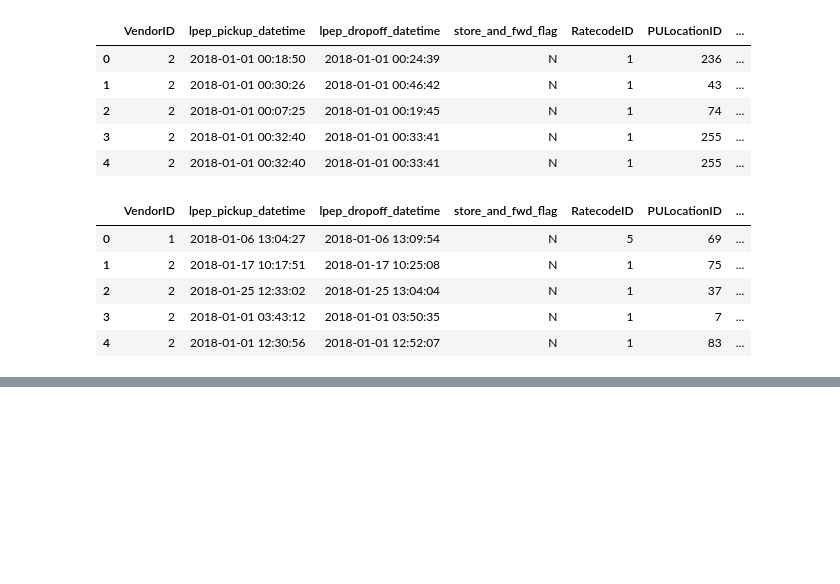
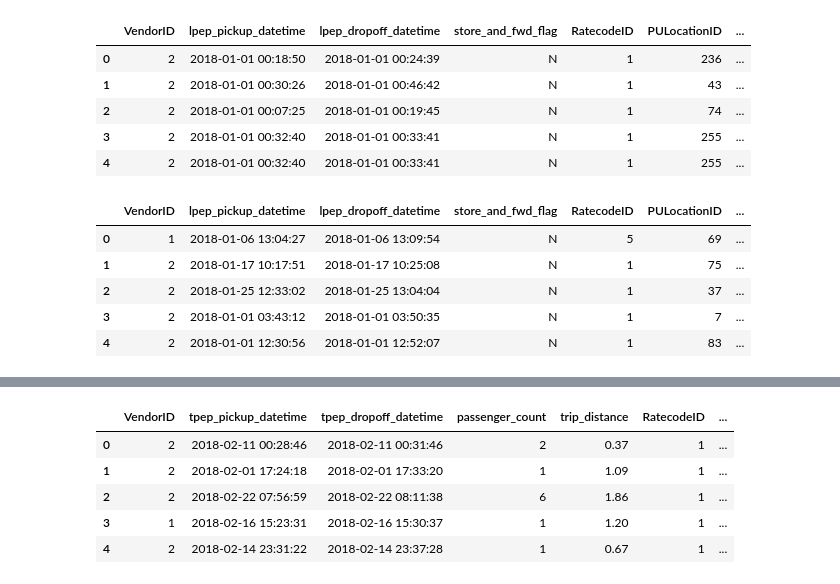
Before and after one commit to sslakkimsetty/NYC-Taxi-Data-Analysis, a Jupyter notebook: preprocessing/1data_import/taxi_data_import.ipynb, the cells around one changed output, grey strips where cells are left out. Cells and saved outputs as stored; diff of their text form; code cells hidden in the pictures; blank space fills up the shorter version.

```diff
--- a/preprocessing/1data_import/taxi_data_import.ipynb
+++ b/preprocessing/1data_import/taxi_data_import.ipynb
@@ -288,0 +407,10 @@ data_samp.head()
+# %%
+data_samp = pd.read_csv(os.getcwd() + '/sampled_data/yellow/' + 'yellow_tripdata_2018-02.csv', nrows=100)
+data_samp.head()
+# %% [output]
+|  | VendorID | tpep_pickup_datetime | tpep_dropoff_datetime | passenger_count | trip_distance | RatecodeID | ... |
+| 0 | 2 | 2018-02-11 00:28:46 | 2018-02-11 00:31:46 | 2 | 0.37 | 1 | ... |
+| 1 | 2 | 2018-02-01 17:24:18 | 2018-02-01 17:33:20 | 1 | 1.09 | 1 | ... |
+| 2 | 2 | 2018-02-22 07:56:59 | 2018-02-22 08:11:38 | 6 | 1.86 | 1 | ... |
+| 3 | 1 | 2018-02-16 15:23:31 | 2018-02-16 15:30:37 | 1 | 1.20 | 1 | ... |
+| 4 | 2 | 2018-02-14 23:31:22 | 2018-02-14 23:37:28 | 1 | 0.67 | 1 | ... |
```
Also changed, not shown: parts of 7 cells of this notebook, 1 other file.
